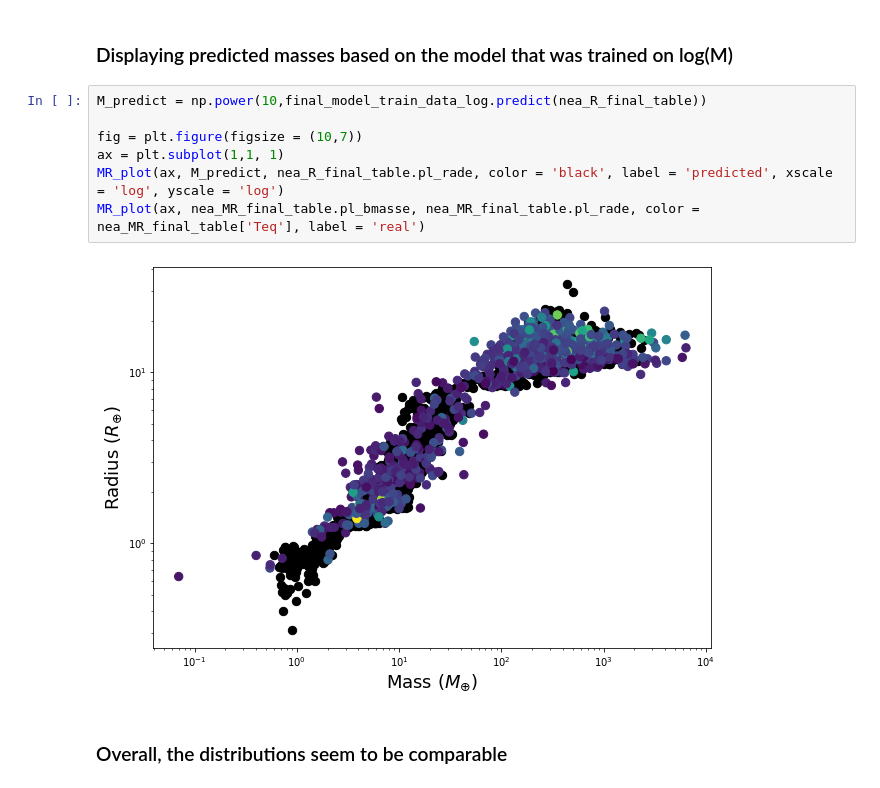
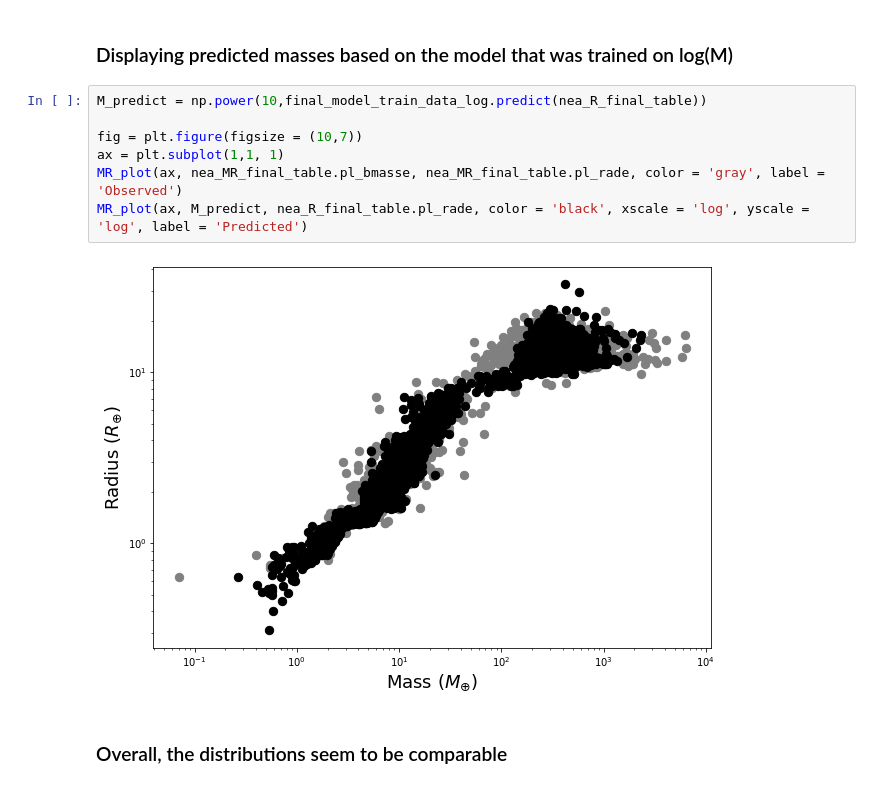
Before and after one commit to vadibekyan/ExoPLots, a Jupyter notebook: mr_ml.ipynb, the cells around one changed output. Cells and saved outputs as stored; diff of their text form.

```diff
--- a/mr_ml.ipynb
+++ b/mr_ml.ipynb
@@ -364,12 +364,12 @@ MAE of the best Random Forest Regressor: Test data 0.235
 # %%
 M_predict = np.power(10,final_model_train_data_log.predict(nea_R_final_table))
 
 fig = plt.figure(figsize = (10,7))
 ax = plt.subplot(1,1, 1)
-MR_plot(ax, M_predict, nea_R_final_table.pl_rade, color = 'black', label = 'predicted', xscale = 'log', yscale = 'log')
-MR_plot(ax, nea_MR_final_table.pl_bmasse, nea_MR_final_table.pl_rade, color = nea_MR_final_table['Teq'], label = 'real')
+MR_plot(ax, nea_MR_final_table.pl_bmasse, nea_MR_final_table.pl_rade, color = 'gray', label = 'Observed')
+MR_plot(ax, M_predict, nea_R_final_table.pl_rade, color = 'black', xscale = 'log', yscale = 'log', label = 'Predicted')
 # %% [output]
-[figure, old version]
+[figure, new version]
 # %% [markdown]
 ### Overall, the distributions seem to be comparable
 # %% [markdown]
```
Also changed, not shown: parts of 6 cells of this notebook.
